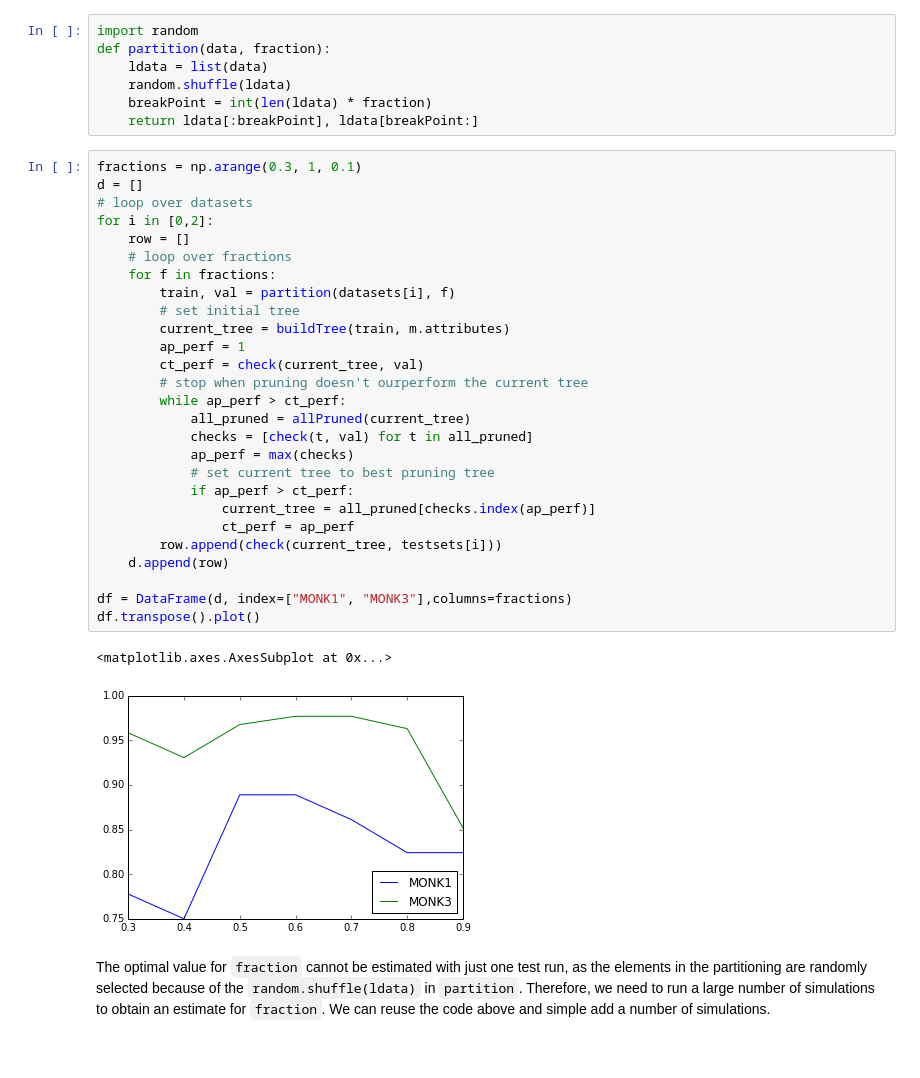
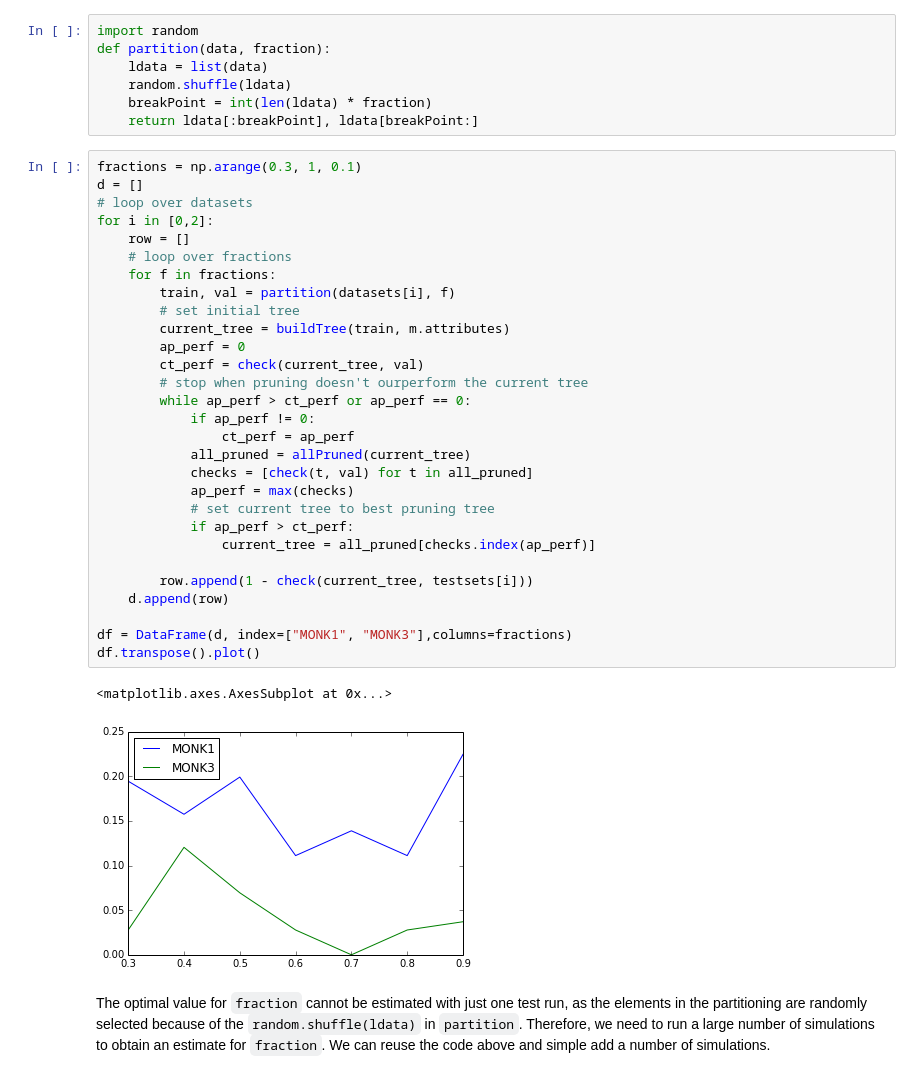
Before and after one commit to janvandekerkhof/machinelearning, a Jupyter notebook: lab1/dectrees-py/Lab1.ipynb, the cells around one changed output. Drawn from its saved outputs; the diff is of its cells as text.

```diff
--- a/lab1/dectrees-py/Lab1.ipynb
+++ b/lab1/dectrees-py/Lab1.ipynb
@@ -129,33 +129,35 @@ def partition(data, fraction):
 # %%
 fractions = np.arange(0.3, 1, 0.1)
 d = []
 # loop over datasets
 for i in [0,2]:
     row = []
     # loop over fractions
     for f in fractions:
         train, val = partition(datasets[i], f)
         # set initial tree
         current_tree = buildTree(train, m.attributes)
-        ap_perf = 1
+        ap_perf = 0
         ct_perf = check(current_tree, val)
         # stop when pruning doesn't ourperform the current tree
-        while ap_perf > ct_perf:
+        while ap_perf > ct_perf or ap_perf == 0:
+            if ap_perf != 0:
+                ct_perf = ap_perf
             all_pruned = allPruned(current_tree)
             checks = [check(t, val) for t in all_pruned]
             ap_perf = max(checks)
             # set current tree to best pruning tree
             if ap_perf > ct_perf:
                 current_tree = all_pruned[checks.index(ap_perf)]
-                ct_perf = ap_perf
-        row.append(check(current_tree, testsets[i]))
+
+        row.append(1 - check(current_tree, testsets[i]))
     d.append(row)
 
 df = DataFrame(d, index=["MONK1", "MONK3"],columns=fractions)
 df.transpose().plot()
 # %% [output]
 <matplotlib.axes.AxesSubplot at 0x...>
-[figure, old version]
+[figure, new version]
 # %% [markdown]
 The optimal value for `fraction` cannot be estimated with just one test run, as the elements in the partitioning are randomly selected because of the `random.shuffle(ldata)` in `partition`. Therefore, we need to run a large number of simulations to obtain an estimate for `fraction`. We can reuse the code above and simple add a number of simulations.
 # %%
```
Also changed, not shown: parts of 3 cells of this notebook.
